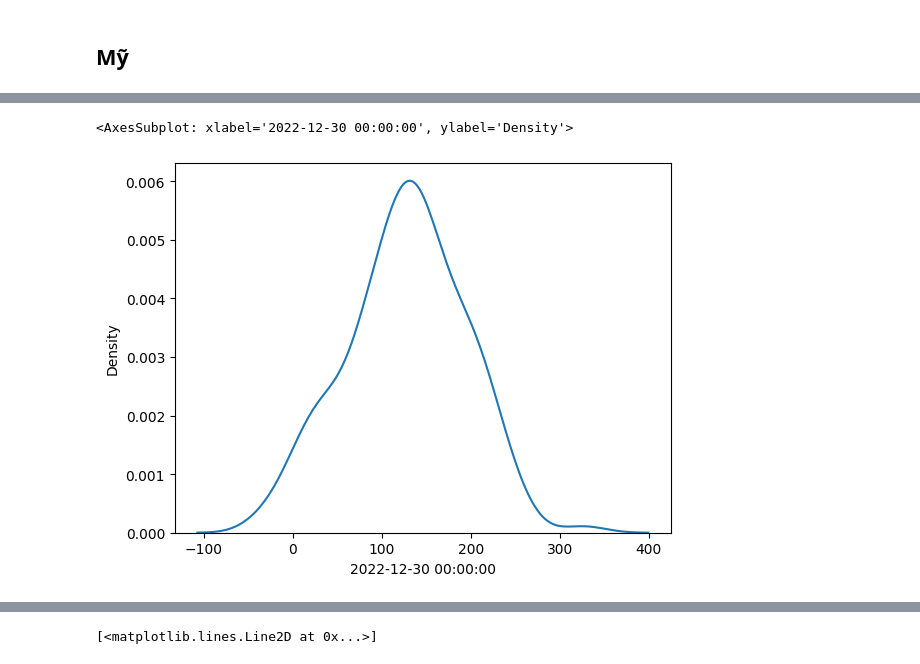
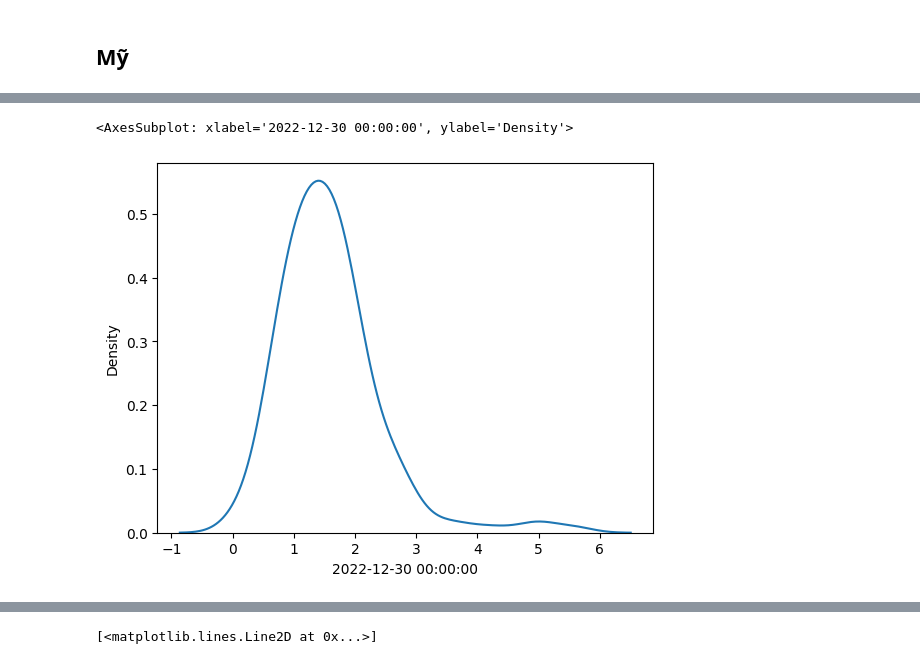
Before and after one commit to khanhtrinh2003/Financial-mathematics, a Jupyter notebook: main.ipynb, the cells around one changed output, grey strips where cells are left out. Cells and saved outputs as stored; diff of their text form; code cells hidden in the pictures.

```diff
--- a/main.ipynb
+++ b/main.ipynb
@@ -195,5 +196,5 @@ plt.plot(np.cumsum(us_sign))
 # %%
-sns.kdeplot(np.cumsum(us_sign).iloc[-1,])
+sns.kdeplot(np.cumsum(us_return).iloc[-1,])
 # %% [output]
 <AxesSubplot: xlabel='2022-12-30 00:00:00', ylabel='Density'>
-[figure, old version]
+[figure, new version]
```
Also changed, not shown: parts of 4 cells of this notebook.
